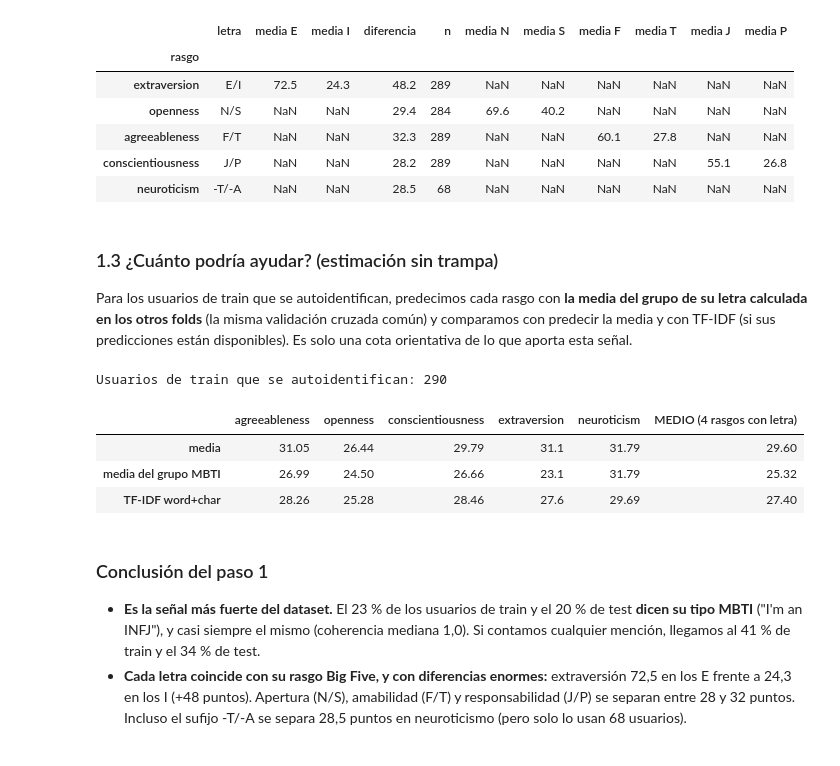
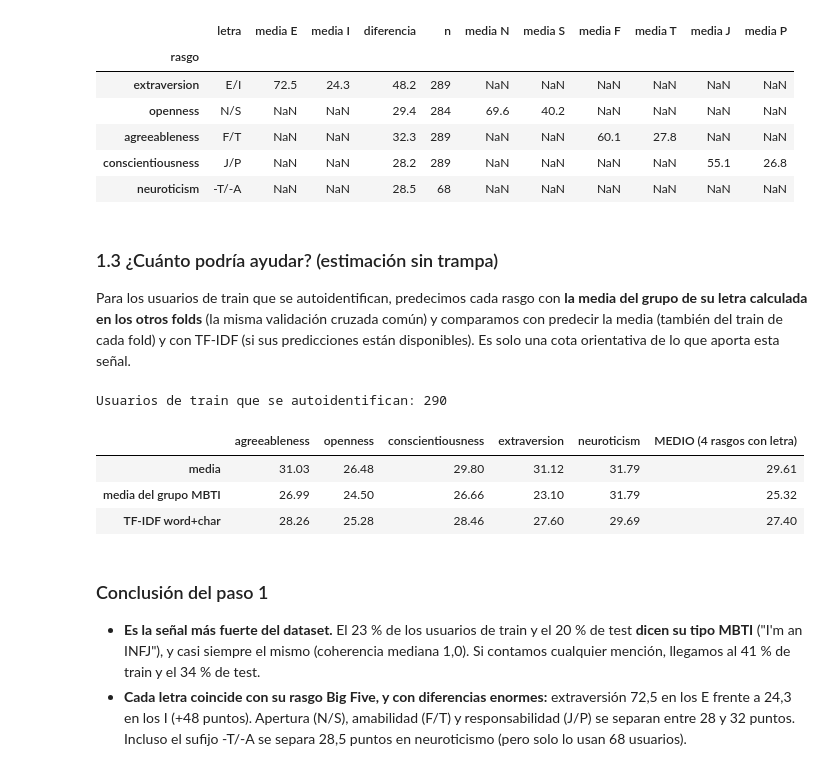
Before and after one commit to Vija97/TecLin_Final_Boss, a Jupyter notebook: notebooks/22_vija97_eda_relaciones.ipynb, the cells around one changed output. Cells and saved outputs as stored; diff of their text form; code cells hidden in the pictures.

Commit message:
fix(#22): referencia de la media calculada con el train de cada fold
Co-Authored-By: Claude Opus 5.5 <noreply@anthropic.com>

```diff
--- a/notebooks/22_vija97_eda_relaciones.ipynb
+++ b/notebooks/22_vija97_eda_relaciones.ipynb
@@ -150,42 +150,44 @@ pd.DataFrame(filas).set_index("rasgo").round(1)
 | neuroticism | -T/-A | NaN | NaN | 28.5 | 68 | NaN | NaN | NaN | NaN | NaN | NaN |
 # %% [markdown]
 ### 1.3 ¿Cuánto podría ayudar? (estimación sin trampa)
-Para los usuarios de train que se autoidentifican, predecimos cada rasgo con **la media del grupo de su letra calculada en los otros folds** (la misma validación cruzada común) y comparamos con predecir la media y con TF-IDF (si sus predicciones están disponibles). Es solo una cota orientativa de lo que aporta esta señal.
+Para los usuarios de train que se autoidentifican, predecimos cada rasgo con **la media del grupo de su letra calculada en los otros folds** (la misma validación cruzada común) y comparamos con predecir la media (también del train de cada fold) y con TF-IDF (si sus predicciones están disponibles). Es solo una cota orientativa de lo que aporta esta señal.
 # %%
 from src.predicciones import listar_variantes, cargar_predicciones
 
 idx = train.index[train["username"].isin(tipo_auto.index)].to_numpy()
 tipos = train["username"].map(tipo_auto)
 Y = train[TRAITS].to_numpy()
 pred = np.full_like(Y, np.nan)
+media_oof = np.full_like(Y, np.nan)  # referencia: media del train de cada fold
 letra_por_rasgo = {"extraversion": 0, "openness": 1, "agreeableness": 2, "conscientiousness": 3}
 for tr_i, va_i in folds(train):
     for j, t in enumerate(TRAITS):
         media_fold = np.nanmean(Y[tr_i, j])
         pred[va_i, j] = media_fold
+        media_oof[va_i, j] = media_fold
         if t in letra_por_rasgo:
             pos = letra_por_rasgo[t]
             tr_auto = [i for i in tr_i if isinstance(tipos.iloc[i], str)]
             medias = pd.Series(Y[tr_auto, j]).groupby(tipos.iloc[tr_auto].str[pos].to_numpy()).mean()
             for i in va_i:
                 if isinstance(tipos.iloc[i], str):
                     pred[i, j] = medias.get(tipos.iloc[i][pos], media_fold)
 
-res = {"media": rmse_por_rasgo(Y[idx], np.tile(np.nanmean(Y, axis=0), (len(idx), 1))),
+res = {"media": rmse_por_rasgo(Y[idx], media_oof[idx]),
        "media del grupo MBTI": rmse_por_rasgo(Y[idx], pred[idx])}
 if "tfidf_wordchar_ridge" in listar_variantes():
     p_tfidf = cargar_predicciones("tfidf_wordchar_ridge")[0].loc[train["username"]].to_numpy()
     res["TF-IDF word+char"] = rmse_por_rasgo(Y[idx], p_tfidf[idx])
 tabla = pd.DataFrame(res, index=TRAITS).T
 tabla["MEDIO (4 rasgos con letra)"] = tabla[["extraversion", "openness", "agreeableness", "conscientiousness"]].mean(axis=1)
 print(f"Usuarios de train que se autoidentifican: {len(idx)}")
 tabla.round(2)
 # %% [output]
 Usuarios de train que se autoidentifican: 290
 |  | agreeableness | openness | conscientiousness | extraversion | neuroticism | MEDIO (4 rasgos con letra) |
-| media | 31.05 | 26.44 | 29.79 | 31.1 | 31.79 | 29.60 |
-| media del grupo MBTI | 26.99 | 24.50 | 26.66 | 23.1 | 31.79 | 25.32 |
-| TF-IDF word+char | 28.26 | 25.28 | 28.46 | 27.6 | 29.69 | 27.40 |
+| media | 31.03 | 26.48 | 29.80 | 31.12 | 31.79 | 29.61 |
+| media del grupo MBTI | 26.99 | 24.50 | 26.66 | 23.10 | 31.79 | 25.32 |
+| TF-IDF word+char | 28.26 | 25.28 | 28.46 | 27.60 | 29.69 | 27.40 |
 # %% [markdown]
 ### Conclusión del paso 1
 
```
